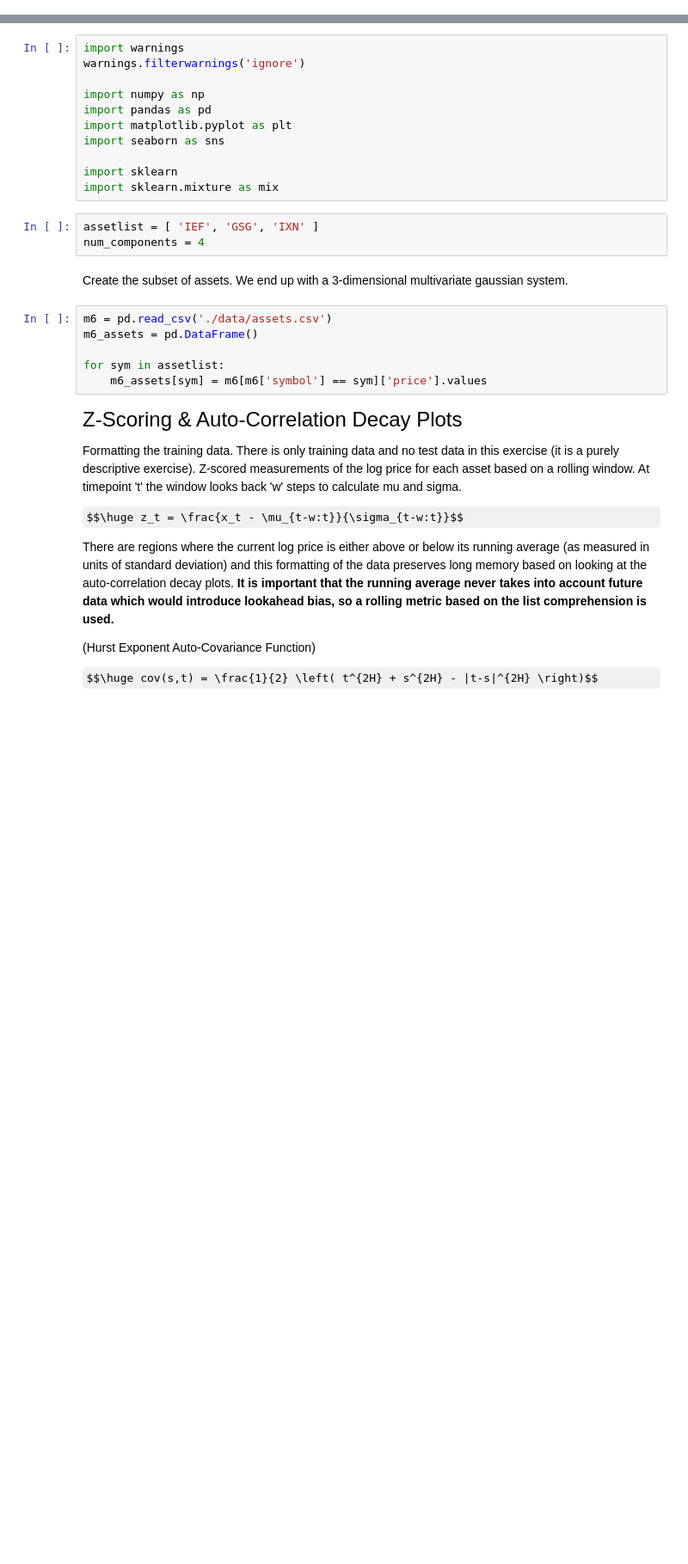
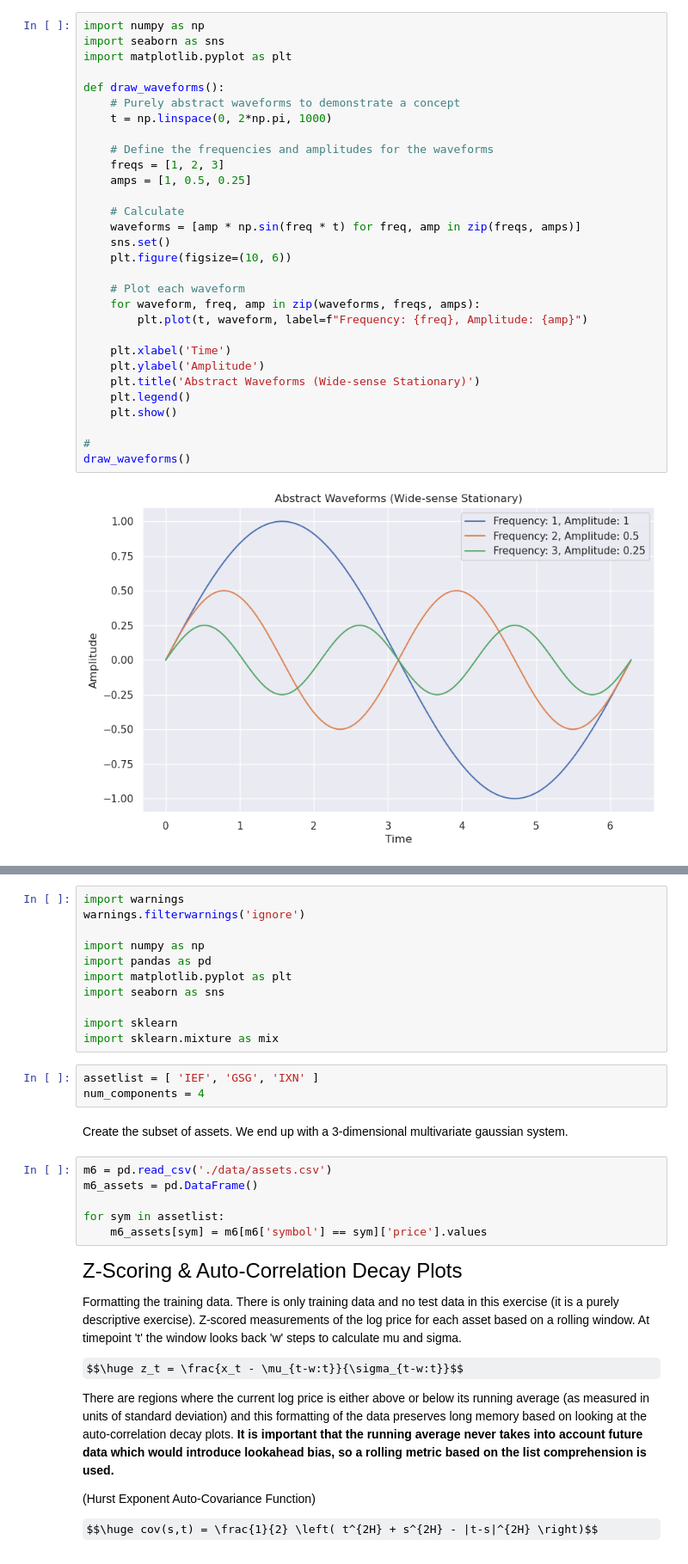
Before and after one commit to regime-lab/power-spectral-density, a Jupyter notebook: fractional_psd.ipynb, the cells around one changed output, grey strips where cells are left out. Shown at 86% size. Cells and saved outputs as stored; diff of their text form; some formulas as TeX source; blank space fills up the shorter version.

```diff
--- a/fractional_psd.ipynb
+++ b/fractional_psd.ipynb
@@ -24,0 +23,32 @@ https://www.irrational.capital/
+# %%
+import numpy as np
+import seaborn as sns
+import matplotlib.pyplot as plt
+
+def draw_waveforms():
+    # Purely abstract waveforms to demonstrate a concept
+    t = np.linspace(0, 2*np.pi, 1000)
+
+    # Define the frequencies and amplitudes for the waveforms
+    freqs = [1, 2, 3]
+    amps = [1, 0.5, 0.25]
+
+    # Calculate
+    waveforms = [amp * np.sin(freq * t) for freq, amp in zip(freqs, amps)]
+    sns.set()
+    plt.figure(figsize=(10, 6))
+
+    # Plot each waveform
+    for waveform, freq, amp in zip(waveforms, freqs, amps):
+        plt.plot(t, waveform, label=f"Frequency: {freq}, Amplitude: {amp}")
+
+    plt.xlabel('Time')
+    plt.ylabel('Amplitude')
+    plt.title('Abstract Waveforms (Wide-sense Stationary)')
+    plt.legend()
+    plt.show()
+
+#
+draw_waveforms()
+# %% [output]
+[figure, added]
```
Also changed, not shown: parts of 4 cells of this notebook.
